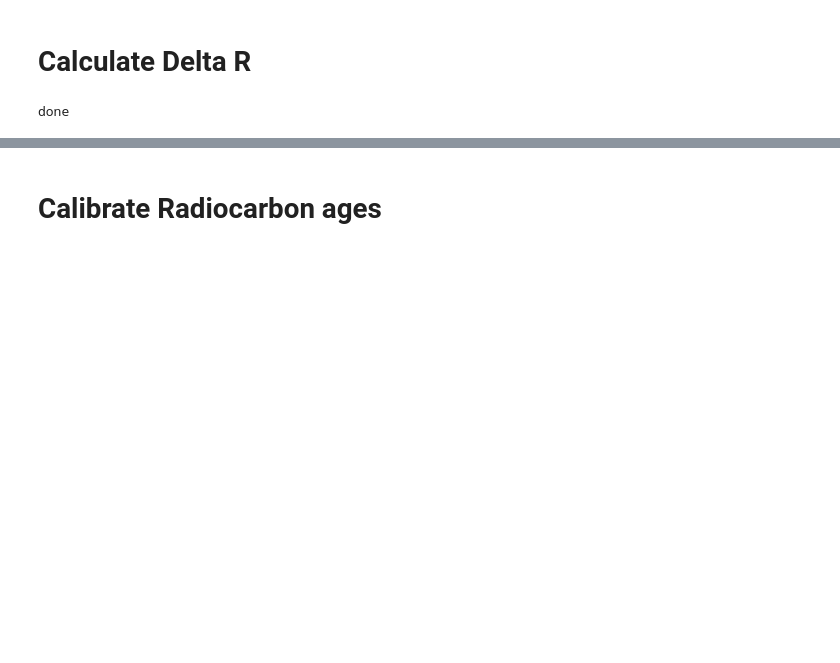
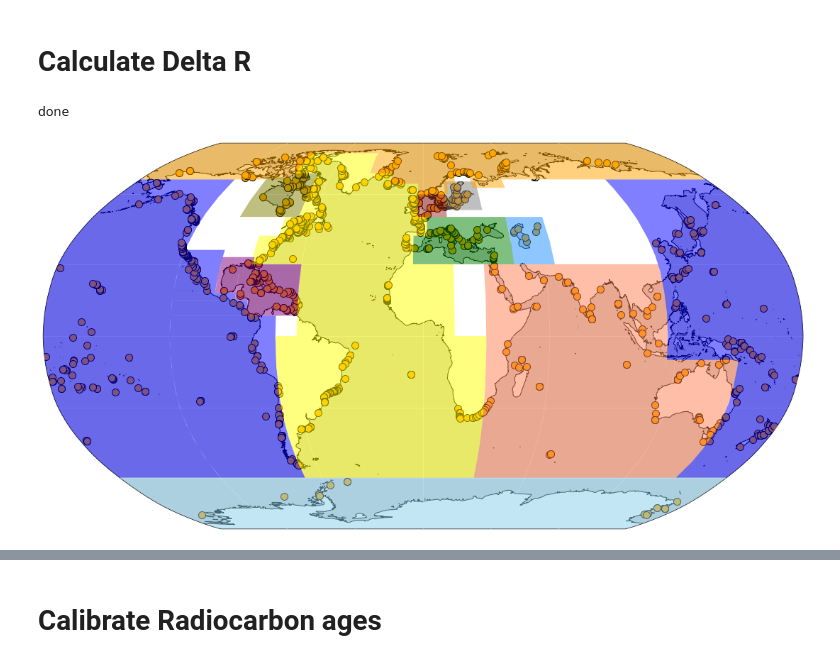
Before and after one commit to rcameronc/iosacal_holsea, a Jupyter notebook: calibrateAges_toshare.ipynb, the cells around one changed output, grey strips where cells are left out. Drawn from its saved outputs; the diff is of its cells as text; code cells hidden in the pictures; blank space fills up the shorter version.

Commit message:
adding regional functionality & select by distance

```diff
--- a/calibrateAges_toshare.ipynb
+++ b/calibrateAges_toshare.ipynb
@@ -36,56 +18,33 @@ print('done')
 # %% [output]
 done
 # %%
-xls = pd.ExcelFile('HOLSEA_2020_Singapore.xlsx',  engine='openpyxl')
-df = pd.read_excel(xls, 'Singapore', header=1).drop(0)
+xls = pd.ExcelFile('IOSA_v_Calib_Terrestrial.xlsx', engine='openpyxl')
+df = pd.read_excel(xls, 'Sheet1', header=0)
 
-#Make new dataframe for radiocarbon ages
-df_c = df[['Latitude',
-           'Longitude',
-           'Dated facies',
-           'Unique sample ID',
-          'Corrected age       (14C a BP)',
-          'Corrected age uncertainty (14C a)']].copy()
+# ######## NOTE: THIS IS BRITTLE.  MAKE A COLUMN IN YOUR SPREADSHEET #######
+# ######## THAT LABELS WHICH DATA ARE MARINE VS TERRESTRIAL ################
+########## IN EXAMPLE NOTEBOOK (IOSA_v_Calib_Terrestrial.xlsx), ############
+########## ALL SAMPLES ARE TERRESTRIAL. ################
+df['ismarine'] = df['Dated facies'].map(lambda x: 1 if 'marine' in x else 0)
 
-
-######## NOTE: THIS IS BRITTLE.  MAKE A COLUMN IN YOUR SPREADSHEET #######
-######## THAT LABELS WHICH DATA ARE MARINE VS TERRESTRIAL ################
-df_c['ismarine'] = df_c['Dated facies'].map(lambda x: 1 if 'marine' in x else 0)
-
-######## THIS LINE CURRENTLY ADDs 100 YRS BULK UNCERTAINTY TO EACH DATUM ######
-######## RANDOMLY AS AN EXAMPLE. TO ADD BULK UNCERTAINTY TO ONLY A CHOSEN PART  #####
-######## OF THE DATA, ADD A BINARY COLUMN NAMED BULK THAT SPECIFIES WHICH DATA ARE BULK ###3
-######## AND COMMENT THIS OUT ####
-df_c['bulk_uncertainty'] = np.round(np.random.random(len(df)))  * 100
+# Comment this in to test whether the reservoir correction works
+# df['ismarine'] = np.ones(len(df))
 # %% [markdown]
 # Calculate Delta R
-# %%
-def apply_delR(df, df_R, n, which):
-    df['lat'] = df.Latitude
-    df['lon'] = df.Longitude
-
-    try:
-        if 'mu' in which:
-            return df.apply(lambda r: calcDelR(df_R, r.Latitude, r.Longitude, n).getMu(), axis=1)
-
-        elif 'uncertainty' in which:
-            return df.apply(lambda r: calcDelR(df_R, r.Latitude, r.Longitude, n).getUncert(), axis=1)
-
-    except ValueError:
-        print('Use either mu or uncertainty')
-
-
-df_R = pd.read_excel('delta_R_calibration.xlsx')
-df_R.head(2)
-
-
-##### 'n' SPECIFIES HOW MANY OF THE CLOSEST MARINE RESERVOIR VALUES ####
-#####  TO EACH SAMPLE ARE AVERAGED, WEIGHTED BY INVERSE DISTANCE ###############
-n=4
-
-df_c['ΔR (14C a)'] = apply_delR(df_c, df_R, n, 'mu')
-df_c['Reservoir age uncertainty (14C a)'] = apply_delR(df_c, df_R, n, 'uncertainty')
-
-print('done')
-# %% [output]
-done
+# %%
+df_R = pd.read_excel('delta_R_calibration.xlsx')
+df_R.head(2)
+
+# instantiate make_regions class & visualize to sanity check.
+regionMaker = make_regions(df_R)
+
+# add 'site' columns to df and df_R
+df, df_R = [regionMaker.apply_boxes_to_df(d) for d in [df, df_R]]
+print('done')
+# %% [output]
+done
+# %%
+save=True
+regionMaker.plot_polygons(save=save)
+# %% [output]
+[figure, added]
```
Also changed, not shown: parts of 4 cells of this notebook, 6 other files.
